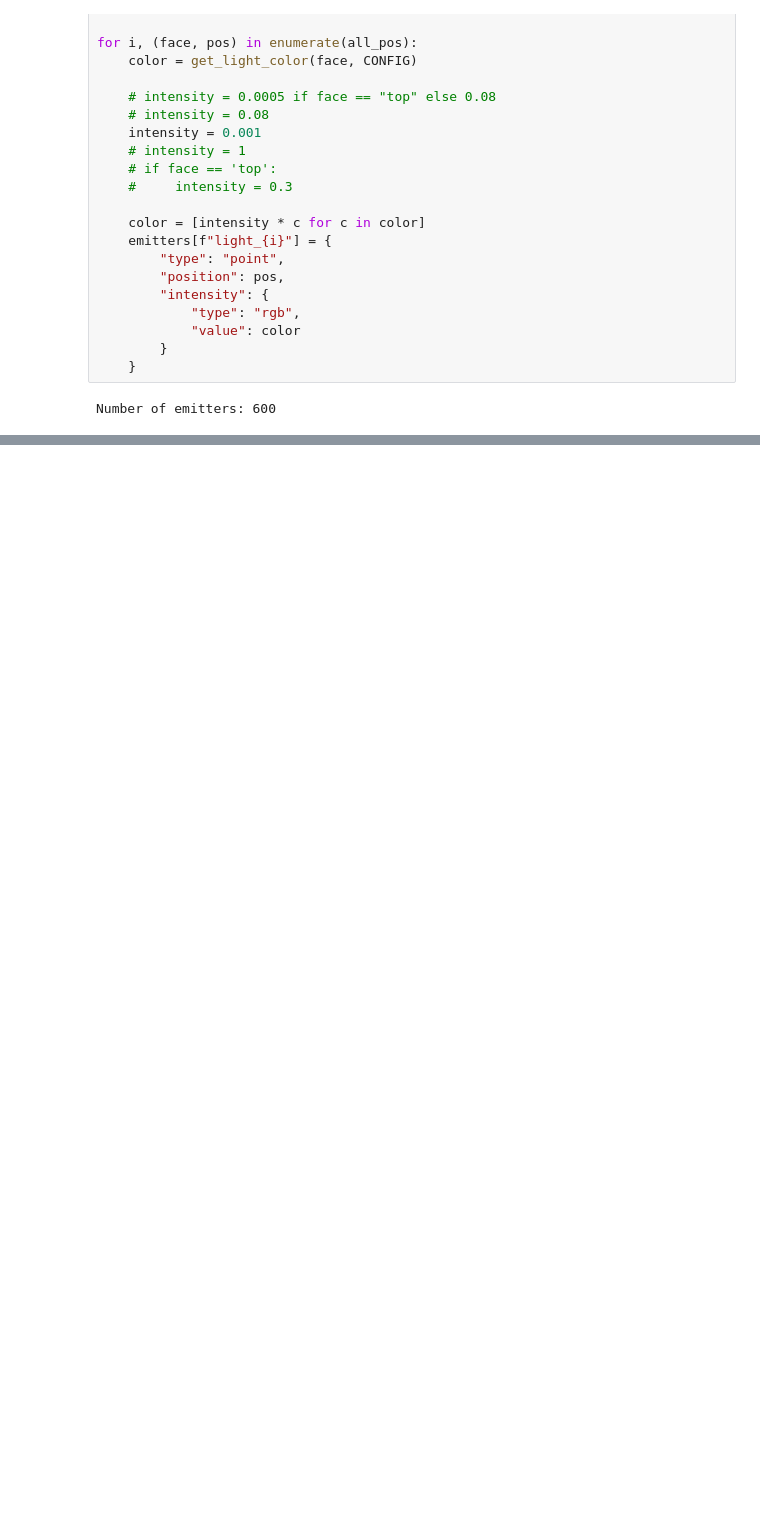
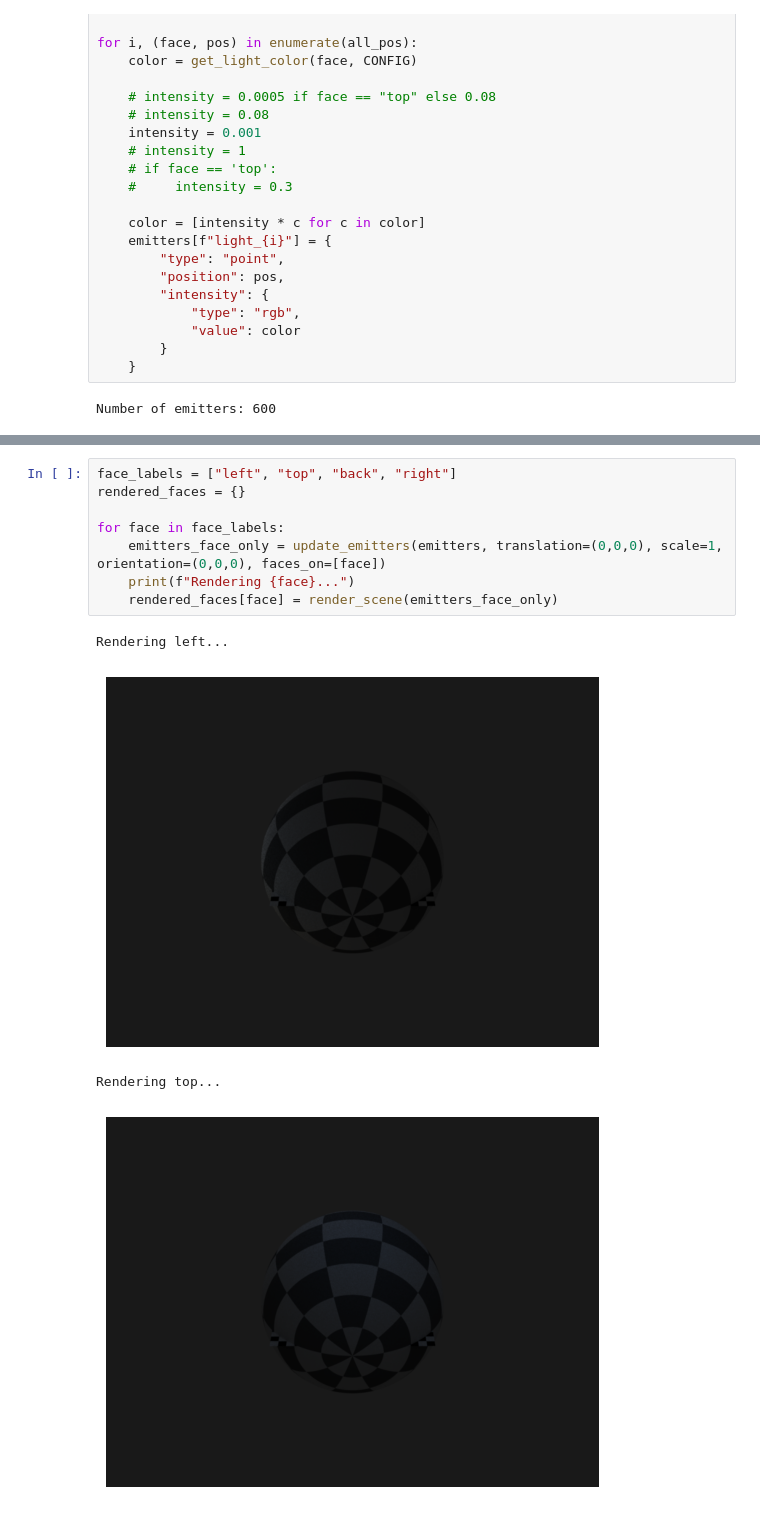
Before and after one commit to kkxthyl/WalmartRGB, a Jupyter notebook: cube/hdri_to_points.ipynb, the cells around one changed output, grey strips where cells are left out. Saved outputs shown, nothing was run; the diff lists cells and outputs as text; blank space fills up the shorter version.

```diff
--- a/cube/hdri_to_points.ipynb
+++ b/cube/hdri_to_points.ipynb
@@ -470,0 +519,13 @@ sample_mapped = render_scene(e2, save_path=None)
+# %%
+face_labels = ["left", "top", "back", "right"]
+rendered_faces = {}
+
+for face in face_labels:
+    emitters_face_only = update_emitters(emitters, translation=(0,0,0), scale=1, orientation=(0,0,0), faces_on=[face])
+    print(f"Rendering {face}...")
+    rendered_faces[face] = render_scene(emitters_face_only)
+# %% [output]
+Rendering left...
+[figure, added]
+Rendering top...
+[figure, added]
```
Also changed, not shown: parts of 15 cells of this notebook, 3 other files.
